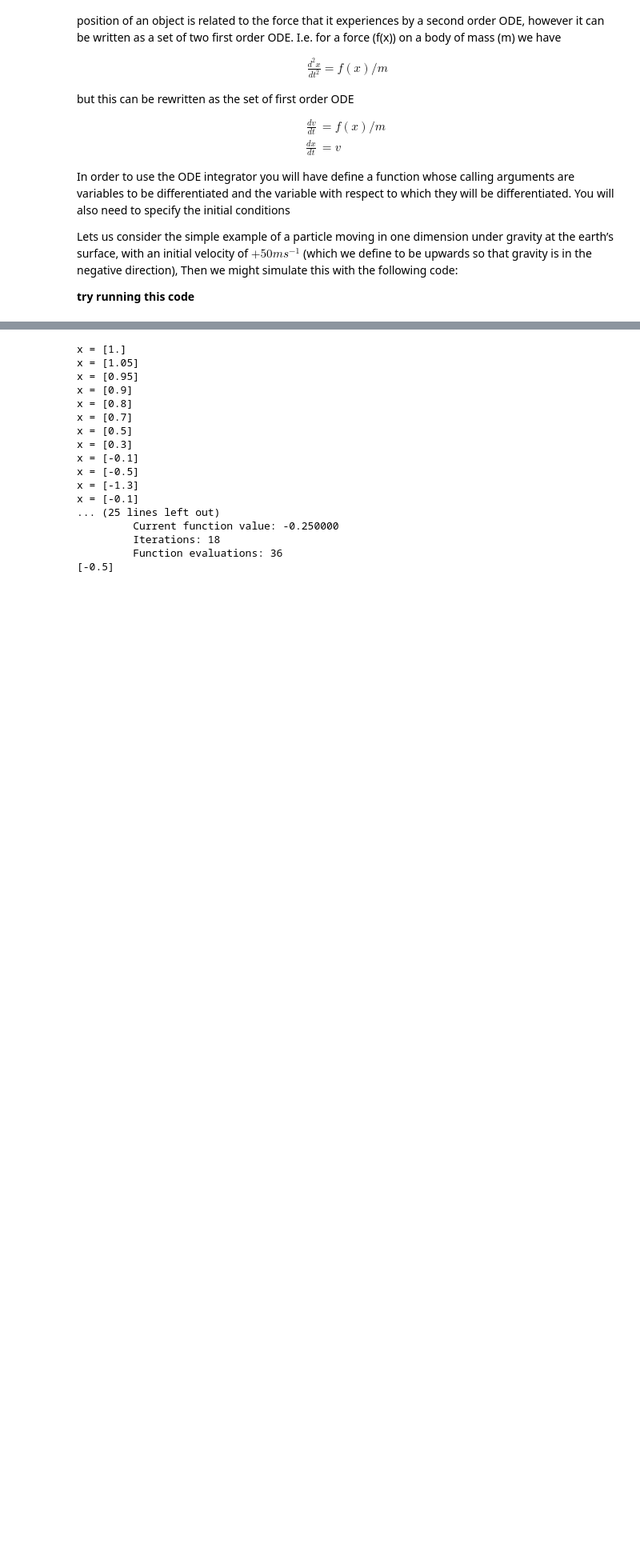
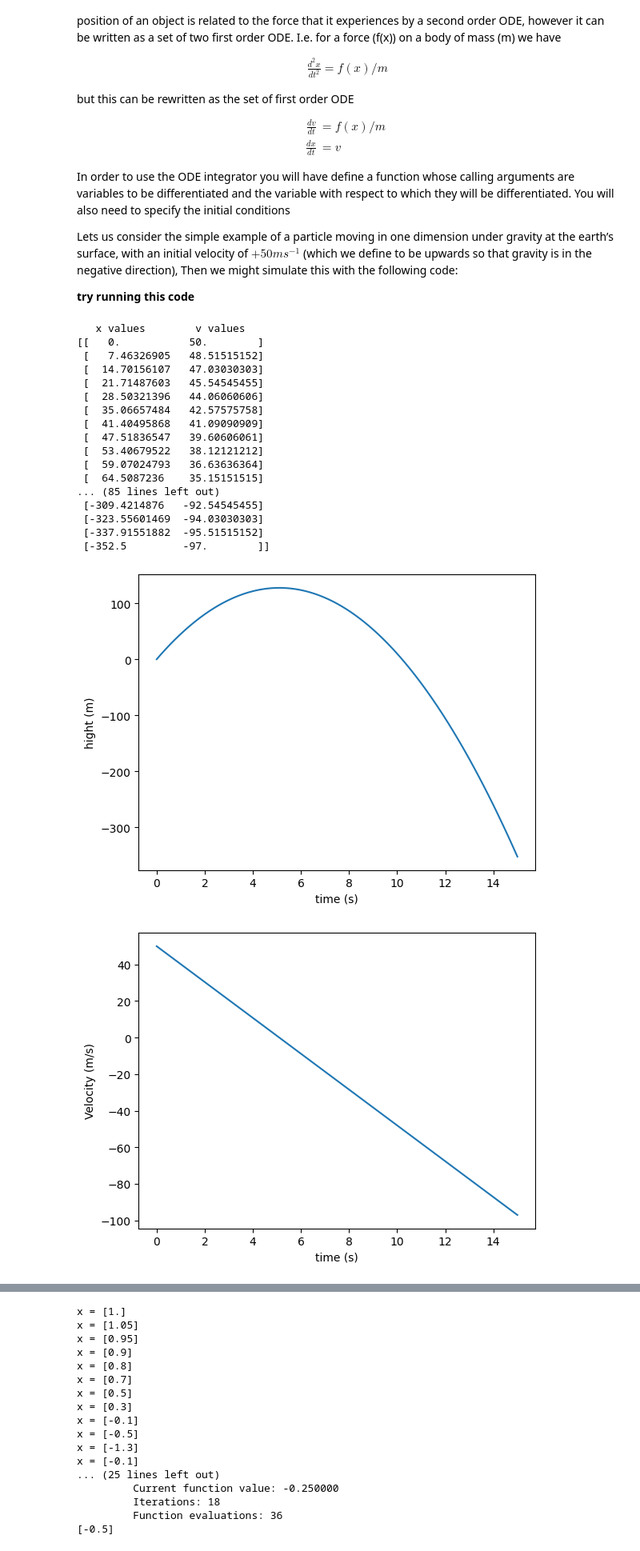
Before and after one commit to AFreeSeagul/IC-GSS-Python, a Jupyter notebook: notebooks/matplotlib.ipynb, the cells around one changed output, grey strips where cells are left out. Shown at 80% size. Cells and saved outputs as stored; diff of their text form; code cells hidden in the pictures; blank space fills up the shorter version.

```diff
--- a/notebooks/matplotlib.ipynb
+++ b/notebooks/matplotlib.ipynb
@@ -309,37 +309,57 @@ def f(values_at_t, t):
   x=values_at_t[0]
   v=values_at_t[1]
 
-  a=-g #don't forget it is in the negative direction
+  a=-g #don't forget it is in the negative direction #wind resistance = -kv
   return [v,a]
 #returns differentiated values
 
 
 t=np.linspace(0.,15.,100) # solving every tenth of a second - more than is needed.You could have used arange here but try looking uplinspace.
 
 # set initial conditions going up at 50 ms^-1 starting at ground level
 values_at_0=[0.,50]
 
 
 soln=spi.odeint(f,values_at_0,t) # function name, initial conditions and timesteps
 
 print("   x values   ", "    v values    ")
 print(soln)
 
 x_all=soln[:,0]
 v_all=soln[:,1]
 
 
-pl.figure(1,)
+pl.figure(1)
 pl.plot(t,x_all)
 pl.xlabel("time (s)")
 pl.ylabel("hight (m)")
 
 pl.figure(2)
 pl.plot(t,v_all)
 pl.xlabel("time (s)")
 pl.ylabel("Velocity (m/s)")
 
 pl.show()
+# %% [output]
+   x values        v values
+[[   0.           50.        ]
+ [   7.46326905   48.51515152]
+ [  14.70156107   47.03030303]
+ [  21.71487603   45.54545455]
+ [  28.50321396   44.06060606]
+ [  35.06657484   42.57575758]
+ [  41.40495868   41.09090909]
+ [  47.51836547   39.60606061]
+ [  53.40679522   38.12121212]
+ [  59.07024793   36.63636364]
+ [  64.5087236    35.15151515]
+... (85 lines left out)
+ [-309.4214876   -92.54545455]
+ [-323.55601469  -94.03030303]
+ [-337.91551882  -95.51515152]
+ [-352.5         -97.        ]]
+[figure, added]
+[figure, added]
 # %% [markdown]
 ### 5.2 Optimisation
 
```
Also changed, not shown: parts of 1 cell of this notebook.
